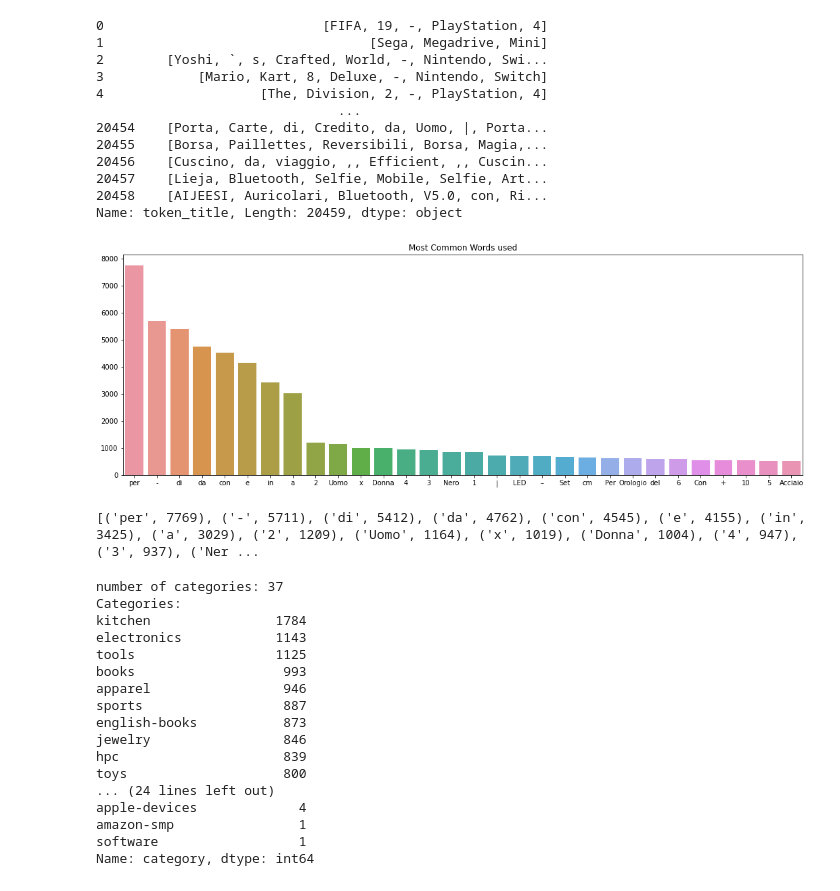
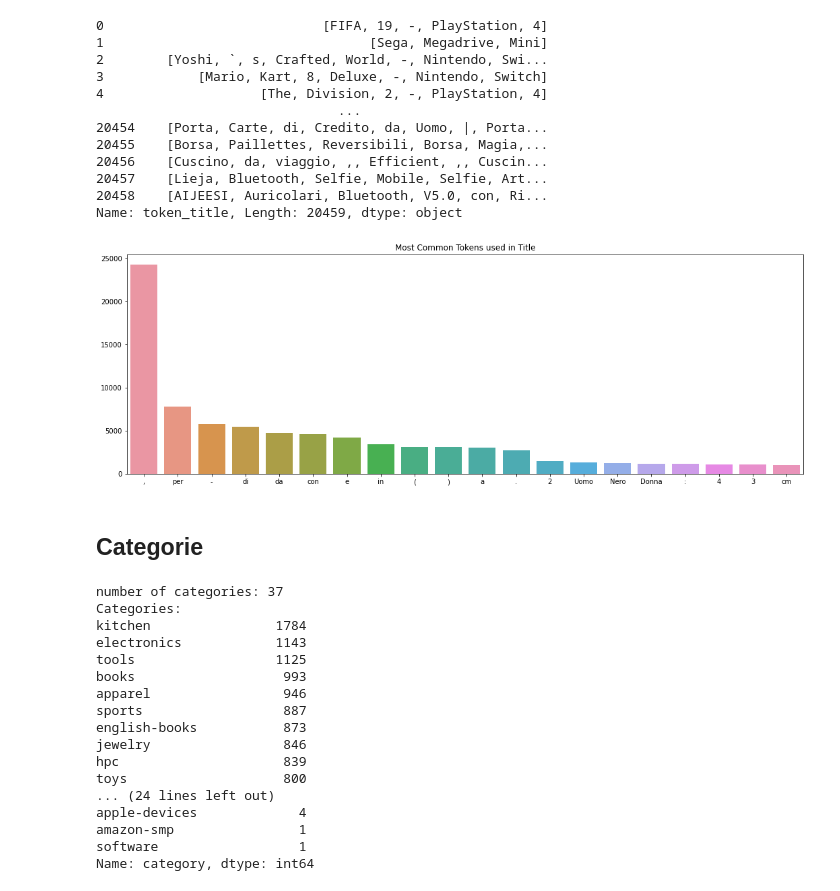
Before and after one commit to rpo19/DataAnalyticsProject, a Jupyter notebook: src/Data_Analytics_Project.ipynb, the cells around one changed output. Cells and saved outputs as stored; diff of their text form; code cells hidden in the pictures.

```diff
--- a/src/Data_Analytics_Project.ipynb
+++ b/src/Data_Analytics_Project.ipynb
@@ -9,5 +16,5 @@ import seaborn as sns
 # %%
-data = pd.read_json('products.json', lines=True)
+data = pd.read_json('../data/products.json', lines=True)
 data
 # %% [output]
 |  | _id | title | category | price | avg_rating | reviews_number | questions_number | pictures | ... |
@@ -52,0 +37,12 @@ pandas.core.series.Series
+# %%
+def plot_common_tokens(tokens, title):
+    sentences = (list(itertools.chain(tokens)))
+    flat_list = [item for sublist in sentences for item in sublist]
+    counts = Counter(flat_list)
+    #print(counts.most_common(30))
+    common_words = [word[0] for word in counts.most_common(20)]
+    common_counts = [word[1] for word in counts.most_common(20)]
+    fig = plt.figure(figsize=(18,6))
+    sns.barplot(x=common_words, y=common_counts)
+    plt.title(title)
+    plt.show()
@@ -67,22 +65,12 @@ data['token_title']
 20457    [Lieja, Bluetooth, Selfie, Mobile, Selfie, Art...
 20458    [AIJEESI, Auricolari, Bluetooth, V5.0, con, Ri...
 Name: token_title, Length: 20459, dtype: object
-# %%
-words = ' '.join(data['title']).split()
-counts = Counter(words)
-common_words = [word[0] for word in counts.most_common(30)]
-common_counts = [word[1] for word in counts.most_common(30)]
-
-fig = plt.figure(figsize=(18,6))
-sns.barplot(x=common_words, y=common_counts)
-plt.title('Most Common Words used')
-plt.show()
-# %% [output]
-[figure, removed]
-# %%
-print(counts.most_common(30))
-# %% [output]
-[('per', 7769), ('-', 5711), ('di', 5412), ('da', 4762), ('con', 4545), ('e', 4155), ('in', 3425), ('a', 3029), ('2', 1209), ('Uomo', 1164), ('x', 1019), ('Donna', 1004), ('4', 947), ('3', 937), ('Ner ...
+# %%
+plot_common_tokens(data['token_title'],'Most Common Tokens used in Title')
+# %% [output]
+[figure, added]
+# %% [markdown]
+## Categorie
 # %%
 categories = data['category'].value_counts()
 print("number of categories: {}".format(len(categories)))
```
Also changed, not shown: parts of 46 cells of this notebook.
